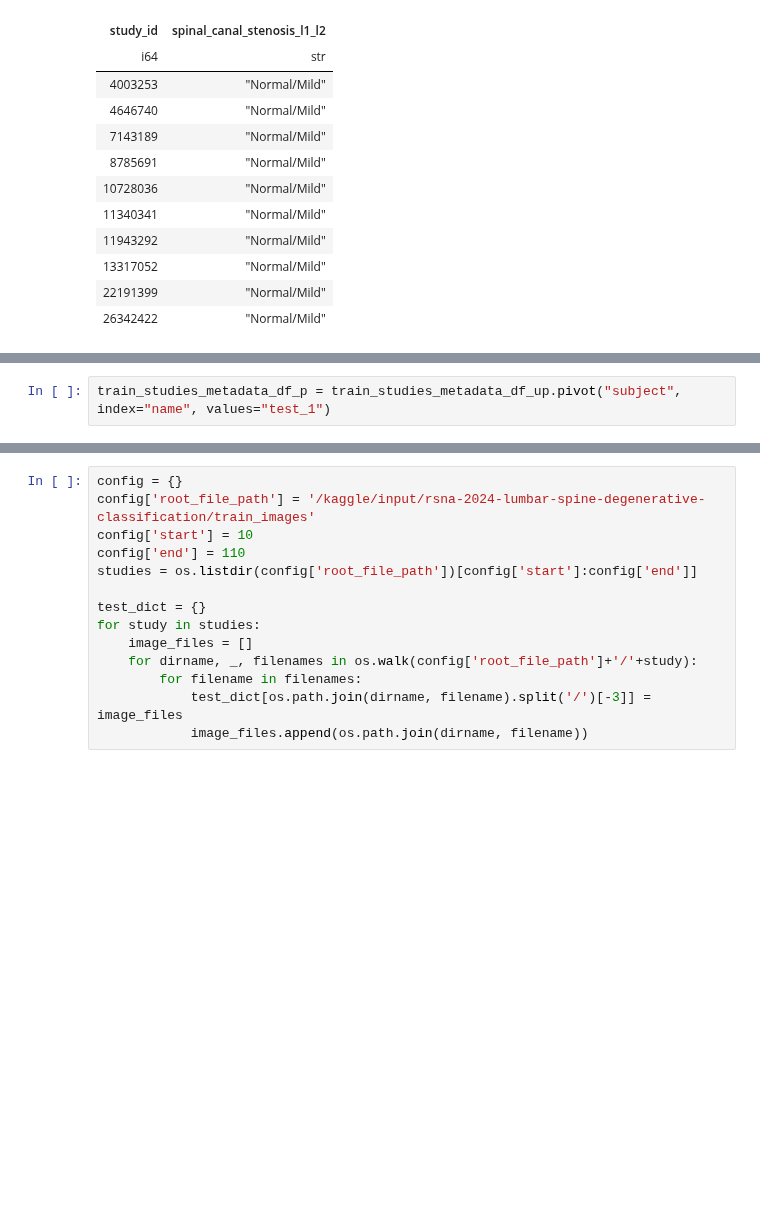
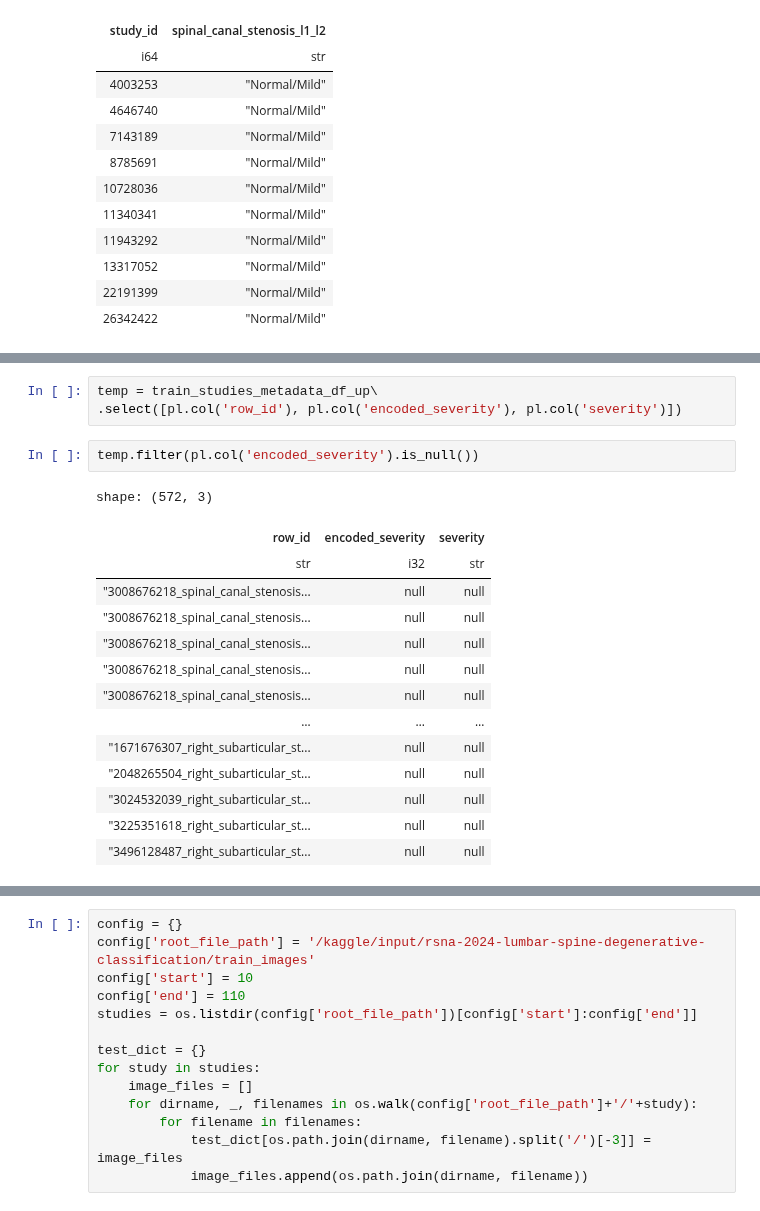
Before and after one commit to sumaniitm/RSNA-2024-Lumbar-Spine-Degenerative-Classification, a Jupyter notebook: feature-extraction-rsna2024-sumaniitm.ipynb, the cells around one changed output, grey strips where cells are left out. Drawn from its saved outputs; the diff is of its cells as text; blank space fills up the shorter version.

```diff
--- a/feature-extraction-rsna2024-sumaniitm.ipynb
+++ b/feature-extraction-rsna2024-sumaniitm.ipynb
@@ -321,5 +321,23 @@ shape: (10, 5)
 | 13317052 | "spinal_canal_stenosis_l1_l2" | "Normal/Mild" | 1 | "13317052_spinal_canal_stenosis_l... |
 | 22191399 | "spinal_canal_stenosis_l1_l2" | "Normal/Mild" | 1 | "22191399_spinal_canal_stenosis_l... |
 | 26342422 | "spinal_canal_stenosis_l1_l2" | "Normal/Mild" | 1 | "26342422_spinal_canal_stenosis_l... |
-# %%
-train_studies_metadata_df_p = train_studies_metadata_df_up.pivot("subject", index="name", values="test_1")
+# %%
+temp = train_studies_metadata_df_up\
+.select([pl.col('row_id'), pl.col('encoded_severity'), pl.col('severity')])
+# %%
+temp.filter(pl.col('encoded_severity').is_null())
+# %% [output]
+shape: (572, 3)
+| row_id | encoded_severity | severity |
+| str | i32 | str |
+| "3008676218_spinal_canal_stenosis... | null | null |
+| "3008676218_spinal_canal_stenosis... | null | null |
+| "3008676218_spinal_canal_stenosis... | null | null |
+| "3008676218_spinal_canal_stenosis... | null | null |
+| "3008676218_spinal_canal_stenosis... | null | null |
+| … | … | … |
+| "1671676307_right_subarticular_st... | null | null |
+| "2048265504_right_subarticular_st... | null | null |
+| "3024532039_right_subarticular_st... | null | null |
+| "3225351618_right_subarticular_st... | null | null |
+| "3496128487_right_subarticular_st... | null | null |
```
Also changed, not shown: parts of 1 cell of this notebook.
